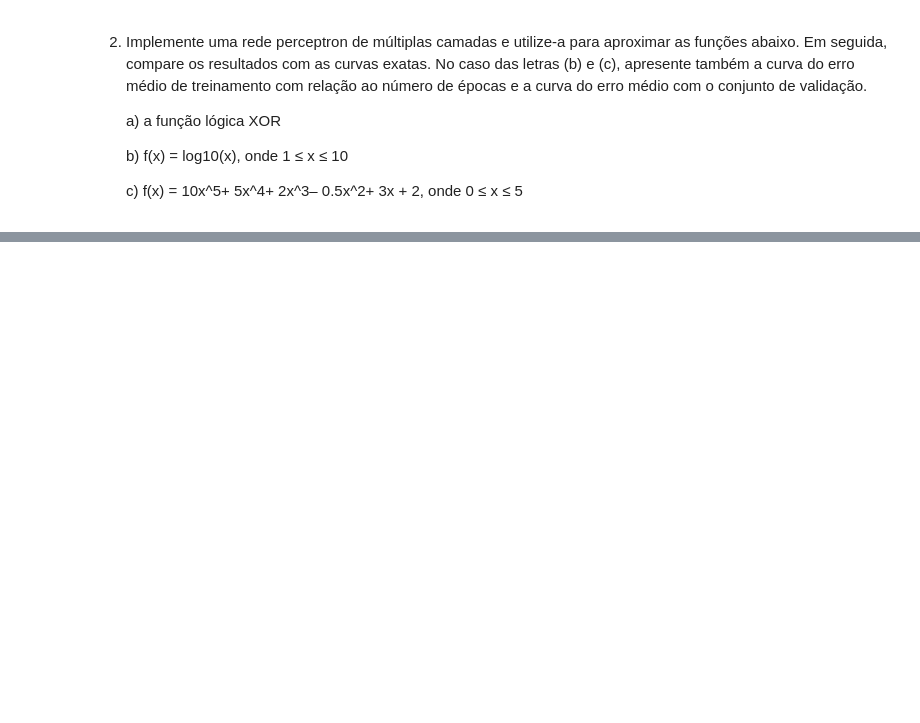
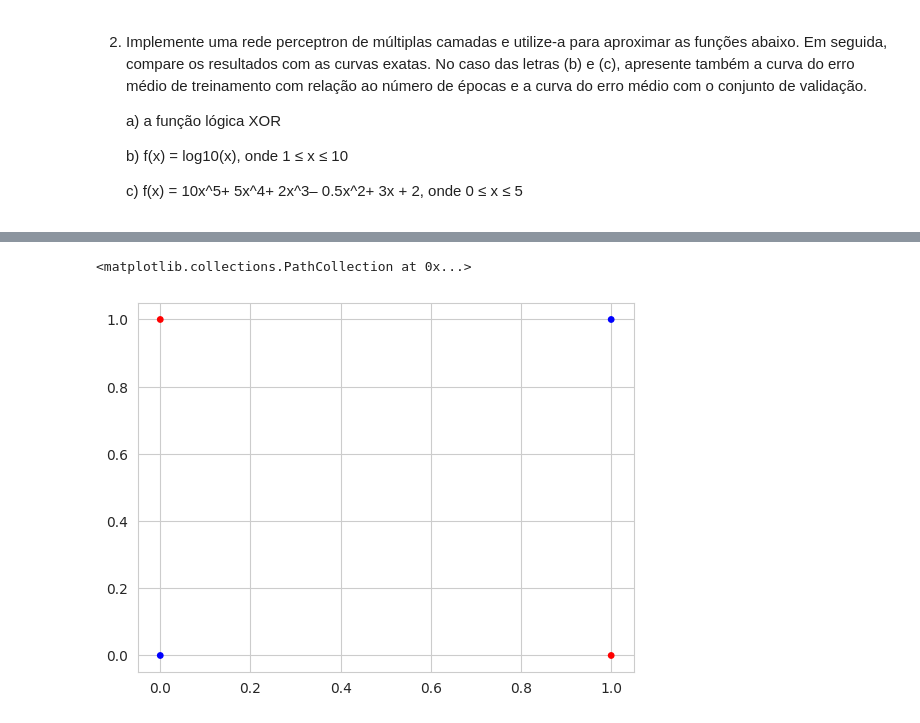
Before and after one commit to gregorylira/Deep-Learning-Mestrado, a Jupyter notebook: Atividade 1/main.ipynb, the cells around one changed output, grey strips where cells are left out. Cells and saved outputs as stored; diff of their text form; code cells hidden in the pictures; blank space fills up the shorter version.

```diff
--- a/Atividade 1/main.ipynb
+++ b/Atividade 1/main.ipynb
@@ -11,22 +11,21 @@ Grupo:
 import numpy as np
 import pandas as pd
 import matplotlib.pyplot as plt
-from random import random
-from sklearn.linear_model import LinearRegression
-from sklearn.neural_network import MLPRegressor
-from sklearn.preprocessing import MinMaxScaler
-from sklearn.datasets import make_blobs
-from copy import deepcopy
-from sklearn.linear_model import Perceptron
+import random
 from sklearn.model_selection import train_test_split
 from sklearn.metrics import classification_report, confusion_matrix
+from sklearn.preprocessing import OneHotEncoder
+from sklearn.linear_model import Perceptron
+from sklearn.neural_network import MLPRegressor
+from sklearn.neural_network import MLPClassifier
+import tensorflow as tf
+import seaborn as sns
+from mlxtend.plotting import plot_decision_regions
+import matplotlib.gridspec as gridspec
+from sklearn.preprocessing import MinMaxScaler
 
-from sklearn.preprocessing import MinMaxScaler, OneHotEncoder
 
-import tensorflow as tf
+from Perceptron_ import *
+from nn import *
 
-from mlxtend.plotting import plot_decision_regions
-
-from neural_network import *
-
-%matplotlib inline
+sns.set_style('whitegrid')
@@ -550,0 +236,9 @@ X_test[0]
+# %%
+dados = np.array([[0,0],
+                  [0,1],
+                  [1,0],
+                  [1,1]])
+
+saida = np.array([[0,1,1,0]]).T
+
+dados_ = np.column_stack((dados,saida))
@@ -550,0 +254,5 @@ X_test[0]
+# %%
+plt.scatter(dados[:,0],dados[:,1], c=saida, s=15, cmap='bwr')
+# %% [output]
+<matplotlib.collections.PathCollection at 0x...>
+[figure, added]
```
Also changed, not shown: parts of 155 cells of this notebook.
